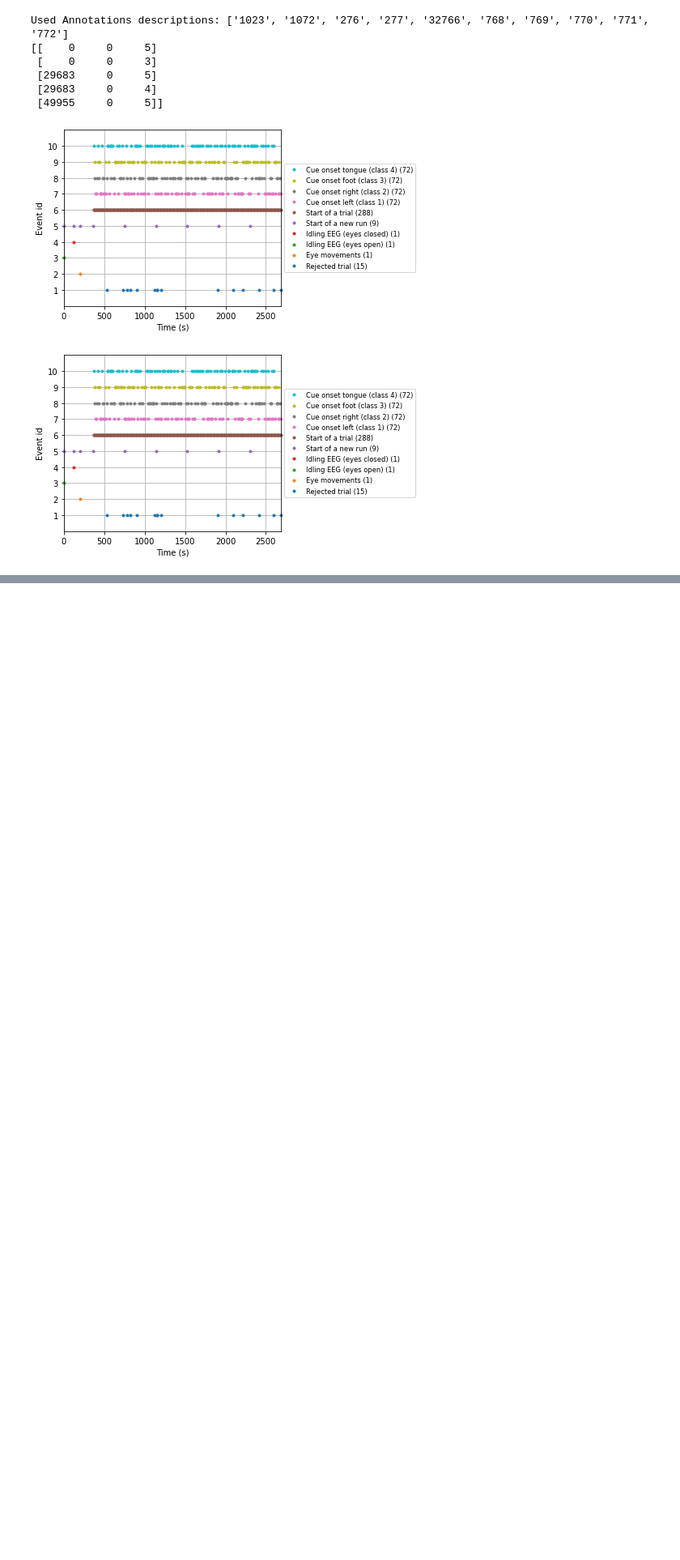
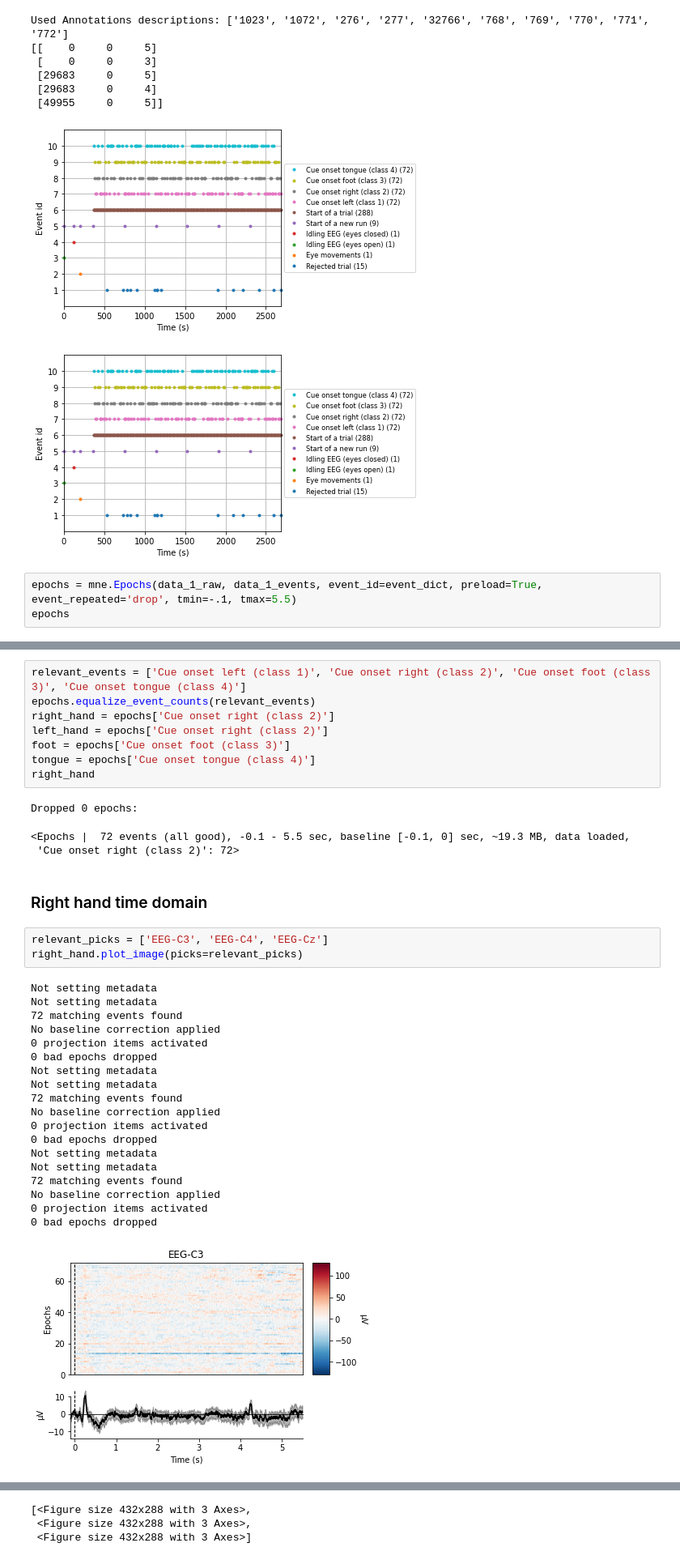
Before and after one commit to AdamVD/EEEE-533-BioSignal-Processing, a Jupyter notebook: practicals/chapter5/notebooks/bci-iv.ipynb, the cells around one changed output, grey strips where cells are left out. Shown at 81% size. Drawn from its saved outputs; the diff is of its cells as text; blank space fills up the shorter version.

Commit message:
Epoching and plots

```diff
--- a/practicals/chapter5/notebooks/bci-iv.ipynb
+++ b/practicals/chapter5/notebooks/bci-iv.ipynb
@@ -72,3 +72,6 @@ Used Annotations descriptions: ['1023', '1072', '276', '277', '32766', '768', '7
  [49955     0     5]]
 [figure]
 [figure]
+# %%
+epochs = mne.Epochs(data_1_raw, data_1_events, event_id=event_dict, preload=True, event_repeated='drop', tmin=-.1, tmax=5.5)
+epochs
@@ -74,0 +95,37 @@ Used Annotations descriptions: ['1023', '1072', '276', '277', '32766', '768', '7
+# %%
+relevant_events = ['Cue onset left (class 1)', 'Cue onset right (class 2)', 'Cue onset foot (class 3)', 'Cue onset tongue (class 4)']
+epochs.equalize_event_counts(relevant_events)
+right_hand = epochs['Cue onset right (class 2)']
+left_hand = epochs['Cue onset right (class 2)']
+foot = epochs['Cue onset foot (class 3)']
+tongue = epochs['Cue onset tongue (class 4)']
+right_hand
+# %% [output]
+Dropped 0 epochs:
+<Epochs |  72 events (all good), -0.1 - 5.5 sec, baseline [-0.1, 0] sec, ~19.3 MB, data loaded,
+ 'Cue onset right (class 2)': 72>
+# %% [markdown]
+### Right hand time domain
+# %%
+relevant_picks = ['EEG-C3', 'EEG-C4', 'EEG-Cz']
+right_hand.plot_image(picks=relevant_picks)
+# %% [output]
+Not setting metadata
+Not setting metadata
+72 matching events found
+No baseline correction applied
+0 projection items activated
+0 bad epochs dropped
+Not setting metadata
+Not setting metadata
+72 matching events found
+No baseline correction applied
+0 projection items activated
+0 bad epochs dropped
+Not setting metadata
+Not setting metadata
+72 matching events found
+No baseline correction applied
+0 projection items activated
+0 bad epochs dropped
+[figure, added]
@@ -74,0 +134,3 @@ Used Annotations descriptions: ['1023', '1072', '276', '277', '32766', '768', '7
+[<Figure size 432x288 with 3 Axes>,
+ <Figure size 432x288 with 3 Axes>,
+ <Figure size 432x288 with 3 Axes>]
```
Also changed, not shown: parts of 6 cells of this notebook.
